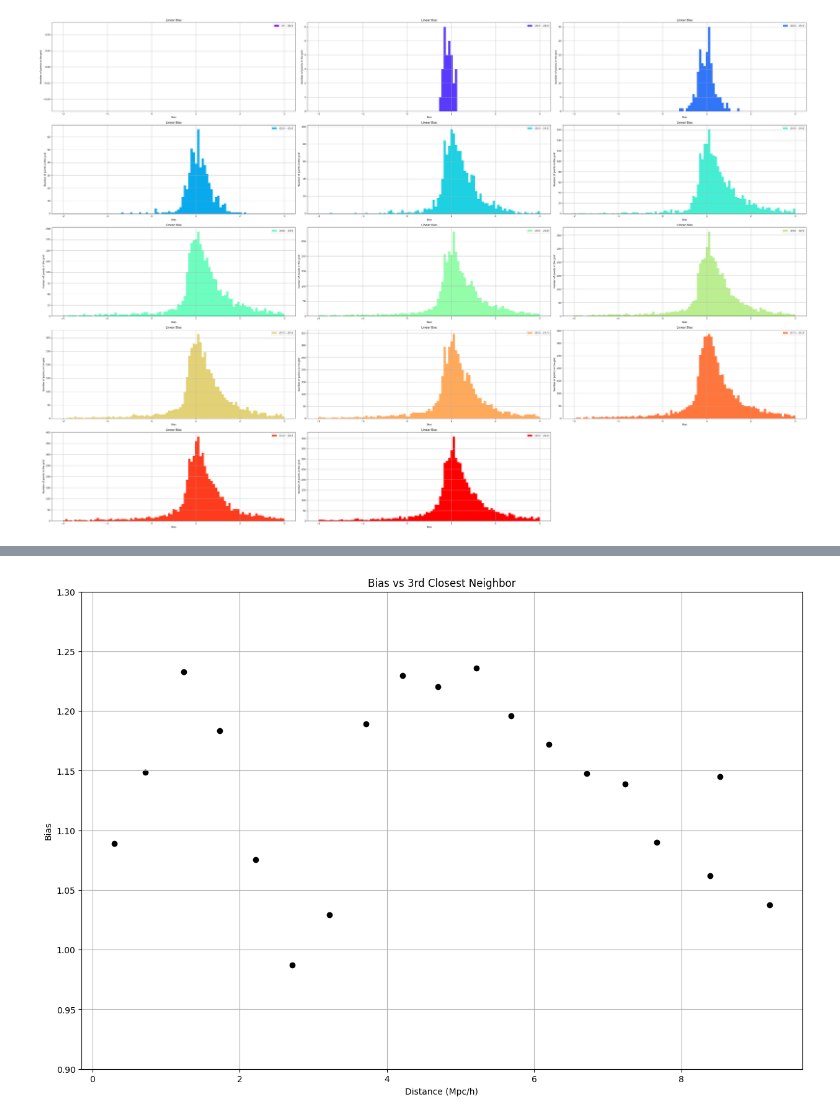
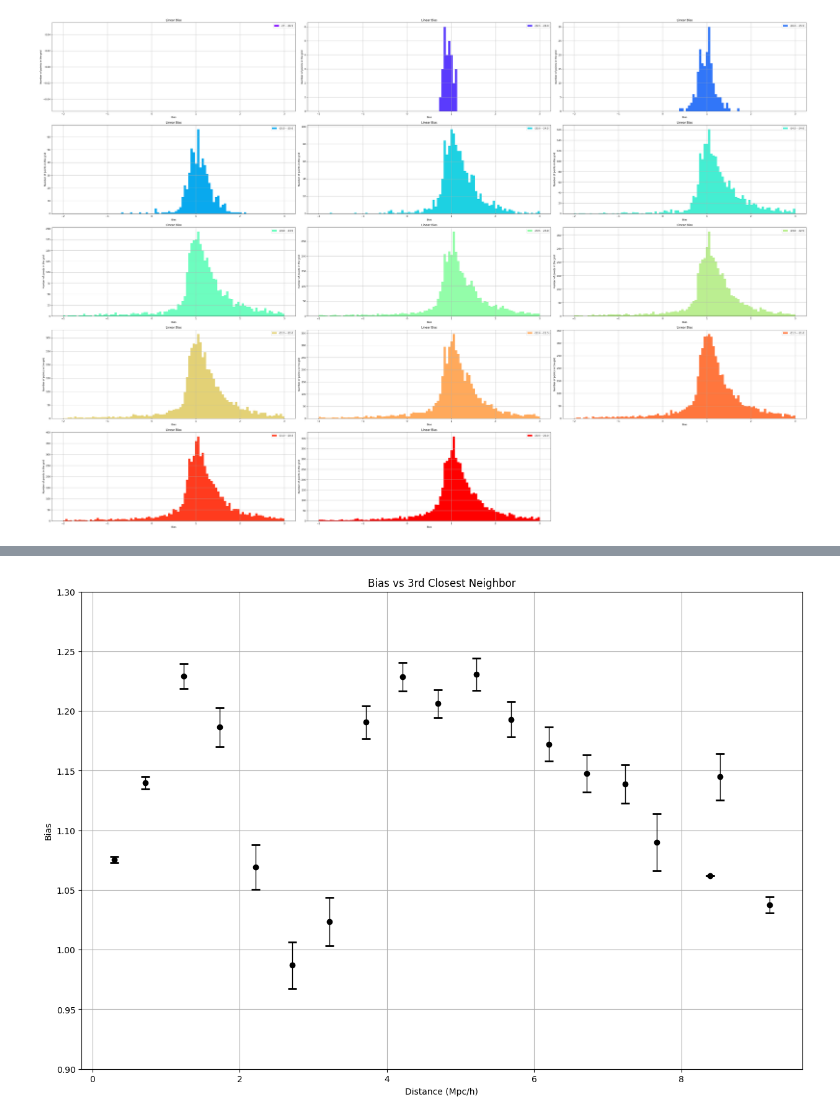
Before and after one commit to PADGE383/Peculiar_Velocities, a Jupyter notebook: Peculiar_Padgett.ipynb, the cells around one changed output, grey strips where cells are left out. Cells and saved outputs as stored; diff of their text form; code cells hidden in the pictures.

```diff
--- a/Peculiar_Padgett.ipynb
+++ b/Peculiar_Padgett.ipynb
@@ -307,3 +307,10 @@ plt.show()
 # %% [output]
 [figure]
 [figure]
+# %%
+for i in range(len(b_list)):
+    mn,md,std = sigma_clipped_stats(b_list[i])
+    med=np.median(b_list[i])
+    print()
+    print(md)
+    print(med)
@@ -312,20 +337,23 @@ plt.show()
 
 plt.figure(figsize=(15,10))
 for i in range(len(b_list)):
-    plt.scatter(np.median(mag_list[i]),np.median(b_list[i]),label=label_list[i],color="black")
-plt.title('Linear Bias Medians Vs Magnitude')
+    mn,md,std = sigma_clipped_stats(b_list[i])
+    yerr=std/np.sqrt(len(b_list[i]))
+    plt.errorbar(np.median(mag_list[i]),md, yerr=yerr,ecolor="black", capsize=5, capthick=2, elinewidth=1)
+    plt.scatter(np.median(mag_list[i]),md,label=label_list[i],color="black")
+plt.title('Linear Bias Medians Vs Magnitude Clipped')
 plt.xlabel('Magnitude')
 plt.ylabel('Bias Median')
 plt.ylim(.9,1.3)
 plt.grid()
-plt.savefig("BiasVMagmed.png",format="png")
+plt.savefig("BiasVMagmedclipped+error.png",format="png")
 plt.show()
 
 plt.figure(figsize=(15,10))
 for i in range(len(b_list)):
     mn,md,std = sigma_clipped_stats(b_list[i])
     plt.scatter(np.median(mag_list[i]),std,label=label_list[i],color="black")
-plt.title('Linear Bias Standard Deviations Vs Magnitude')
+plt.title('Linear Bias Standard Deviations Vs Magnitude Clipped')
 plt.xlabel('Magnitude')
 plt.ylabel('Bias Standard Deviation')
 plt.grid()
@@ -370,17 +398,20 @@ for i in range(threesize):
 # %%
 color_list = cm.rainbow(np.linspace(0, 1, threesize))
 
 
 plt.figure(figsize=(15,10))
 for i in range(len(three_b_list)):
-    plt.scatter(np.median(three_dist_list[i]),np.median(three_b_list[i]),label=label_list[i],color='black')
+    three_mn,three_md,three_std = sigma_clipped_stats(three_b_list[i])
+    yerr=three_std/np.sqrt(len(three_b_list[i]))
+    plt.errorbar(np.median(three_dist_list[i]),three_md, yerr=yerr,ecolor="black", capsize=5, capthick=2, elinewidth=1)
+    plt.scatter(np.median(three_dist_list[i]),three_md,label=label_list[i],color='black')
 #plt.legend()
 plt.title('Bias vs 3rd Closest Neighbor')
 plt.xlabel('Distance (Mpc/h)')
 plt.ylabel('Bias')
 plt.ylim(.9,1.3)
 plt.grid()
-#plt.savefig("Bias_Distmed.png",format="png")
+plt.savefig("Bias_Distmedclipped+error.png",format="png")
 plt.show()
 # %% [output]
-[figure, old version]
+[figure, new version]
```
Also changed, not shown: parts of 9 cells of this notebook.
